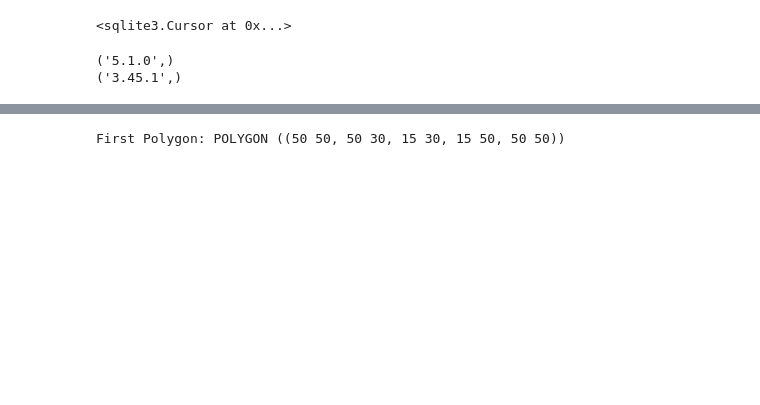
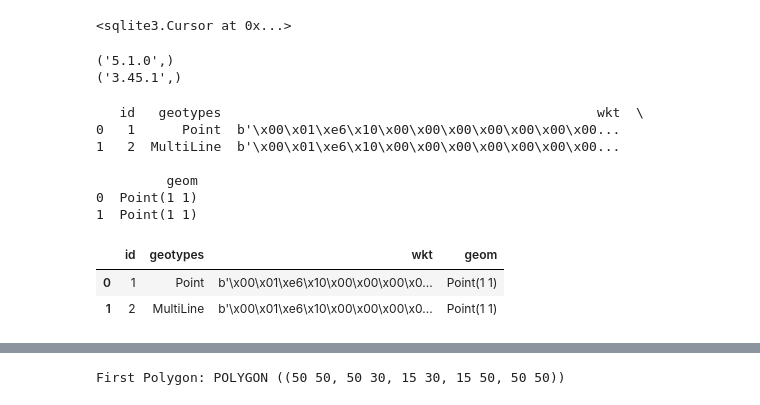
Before and after one commit to Fakhriyramadhan25/topology-geometry, a Jupyter notebook: Topology.ipynb, the cells around one changed output, grey strips where cells are left out. Saved outputs shown, nothing was run; the diff lists cells and outputs as text; code cells hidden in the pictures; blank space fills up the shorter version.

```diff
--- a/Topology.ipynb
+++ b/Topology.ipynb
@@ -370,6 +359,27 @@ print(res1.fetchone())
 # %% [output]
 ('5.1.0',)
 ('3.45.1',)
+# %%
+## testing an update query
+# cursor.execute("CREATE TABLE testing (id INTEGER PRIMARY KEY, geotypes VARCHAR, wkt VARCHAR,  geom BLOB);")
+# cursor.execute("INSERT INTO testing (geotypes, geom, wkt) VALUES ('Point','Point(1 1)',ST_GeomFromText('Point(1 1)',4326));")
+
+# cursor.execute("UPDATE testing SET geotypes='MultiLine' WHERE id=2")
+
+conn.commit()
+
+customQuery("select * from testing  ")
+# %% [output]
+   id   geotypes                                                wkt  \
+0   1      Point  b'\x00\x01\xe6\x10\x00\x00\x00\x00\x00\x00\x00...
+1   2  MultiLine  b'\x00\x01\xe6\x10\x00\x00\x00\x00\x00\x00\x00...
+
+         geom
+0  Point(1 1)
+1  Point(1 1)
+|  | id | geotypes | wkt | geom |
+| 0 | 1 | Point | b'\x00\x01\xe6\x10\x00\x00\x00\x0... | Point(1 1) |
+| 1 | 2 | MultiLine | b'\x00\x01\xe6\x10\x00\x00\x00\x0... | Point(1 1) |
 # %%
 # intersection experiment
 # cursor.execute("drop TABLE spatial_data")
```
Also changed, not shown: parts of 9 cells of this notebook, 1 other file.
